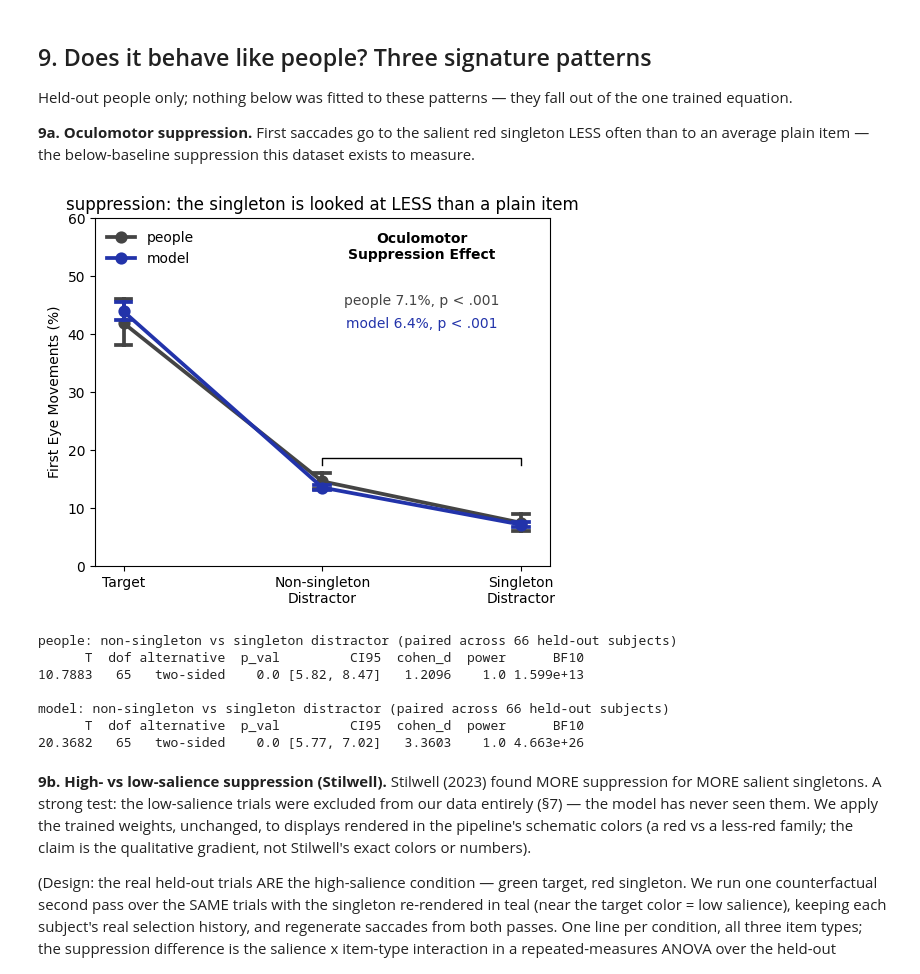
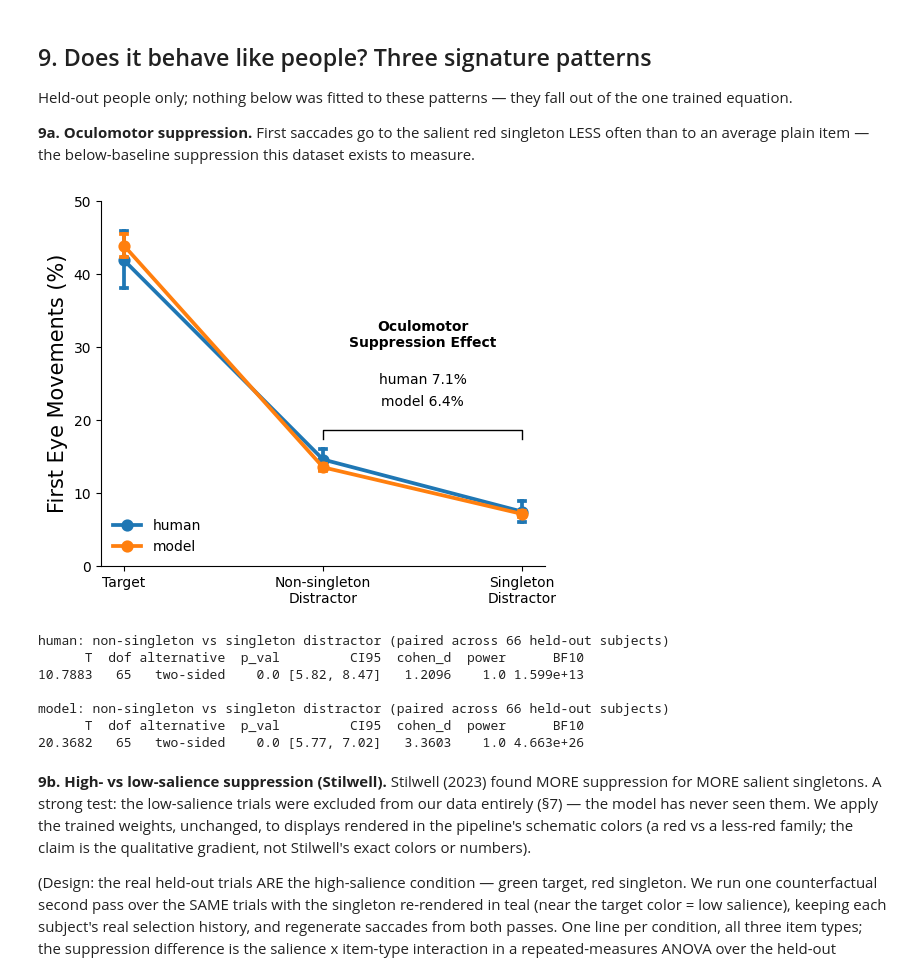
Before and after one commit to HanZhang-psych/Ego-Spatial-Sense, a Jupyter notebook: Visual-Search/tutorial_visual_search.ipynb, the cells around one changed output. Saved outputs shown, nothing was run; the diff lists cells and outputs as text; code cells hidden in the pictures.

```diff
--- a/Visual-Search/tutorial_visual_search.ipynb
+++ b/Visual-Search/tutorial_visual_search.ipynb
@@ -870,54 +870,55 @@ def rates_long(frames_, cond_name):
     return cat.melt(id_vars=["si", cond_name], var_name="item",
                     value_name="rate")
 
-frames = {"people": subject_rates(chose[m]), "model": subject_rates(simch)}
+frames = {"human": subject_rates(chose[m]), "model": subject_rates(simch)}
 
 # the suppression effect (non-singleton minus singleton), tested
 # separately per line: paired t-test across subjects
 import pingouin as pg
 tests = {src_: pg.ttest(fr["ns"], fr["s"], paired=True)
          for src_, fr in frames.items()}
 
 def p_str(t_):
     p = t_["p_val"].iloc[0]
     return "p < .001" if p < .001 else f"p = {p:.3f}"
 
 # seaborn does the means and the bootstrapped 95% CIs (over the
 # subject-level rows) itself
 import seaborn as sns
 plt.figure(figsize=(5.4, 4.4))
 ax = sns.pointplot(data=rates_long(frames, "source"), x="item", y="rate",
                    hue="source", order=["t", "ns", "s"],
-                   hue_order=["people", "model"],
-                   palette={"people": "#444444", "model": "#2233aa"},
-                   errorbar=("ci", 95), n_boot=10000, seed=0, capsize=0.08)
+                   hue_order=["human", "model"],
+                   #palette={"human": "#444444", "model": "#2233aa"},
+                   errorbar=("ci", 95), n_boot=10000, seed=0, capsize=0.03)
 supp = {src_: fr["ns"].mean() - fr["s"].mean()
         for src_, fr in frames.items()}
 # the suppression bracket: non-singleton vs singleton distractor
 top = max(fr["ns"].mean() for fr in frames.values()) + 4
 ax.plot([1, 1, 2, 2], [top - 1.2, top, top, top - 1.2], "k-", lw=1)
-ax.text(1.5, 53, "Oculomotor\nSuppression Effect", ha="center",
+ax.text(1.5, 30, "Oculomotor\nSuppression Effect", ha="center",
         fontsize=10, fontweight="bold")
-ax.text(1.5, 45, f"people {supp['people']:.1f}%, {p_str(tests['people'])}",
-        ha="center", fontsize=10, color="#444444")
-ax.text(1.5, 41, f"model {supp['model']:.1f}%, {p_str(tests['model'])}",
-        ha="center", fontsize=10, color="#2233aa")
+ax.text(1.5, 25, f"human {supp['human']:.1f}%",
+        ha="center", fontsize=10)
+ax.text(1.5, 22, f"model {supp['model']:.1f}%",
+        ha="center", fontsize=10)
 ax.set_xticks([0, 1, 2], ["Target", "Non-singleton\nDistractor",
                           "Singleton\nDistractor"])
-ax.set_xlabel(""); ax.set_ylabel("First Eye Movements (%)")
-ax.set_ylim(0, 60)
-ax.legend(loc="upper left", frameon=False, title=None)
-ax.set_title("suppression: the singleton is looked at LESS than a plain item")
+ax.set_xlabel("")
+ax.set_ylabel("First Eye Movements (%)", fontsize=15)
+ax.set_ylim(0, 50)
+ax.legend(loc="lower left", frameon=False, title=None)
+ax.spines[["top", "right"]].set_visible(False)
 plt.tight_layout()
 plt.show()
 
-for src_ in ("people", "model"):
+for src_ in ("human", "model"):
     print(f"{src_}: non-singleton vs singleton distractor "
           f"(paired across {len(frames[src_])} held-out subjects)")
     print(tests[src_].round(4).to_string(index=False), "\n")
 # %% [output]
-[figure, old version]
+[figure, new version]
-people: non-singleton vs singleton distractor (paired across 66 held-out subjects)
+human: non-singleton vs singleton distractor (paired across 66 held-out subjects)
       T  dof alternative  p_val         CI95  cohen_d  power      BF10
 10.7883   65   two-sided    0.0 [5.82, 8.47]   1.2096    1.0 1.599e+13
 
```
Also changed, not shown: parts of 3 cells of this notebook.
